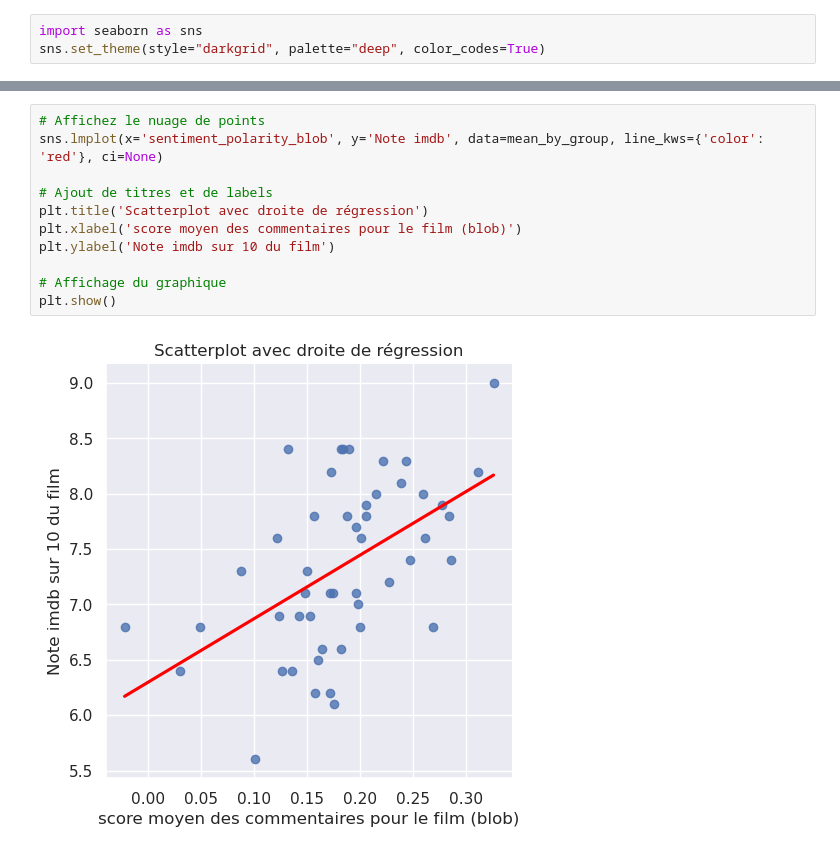
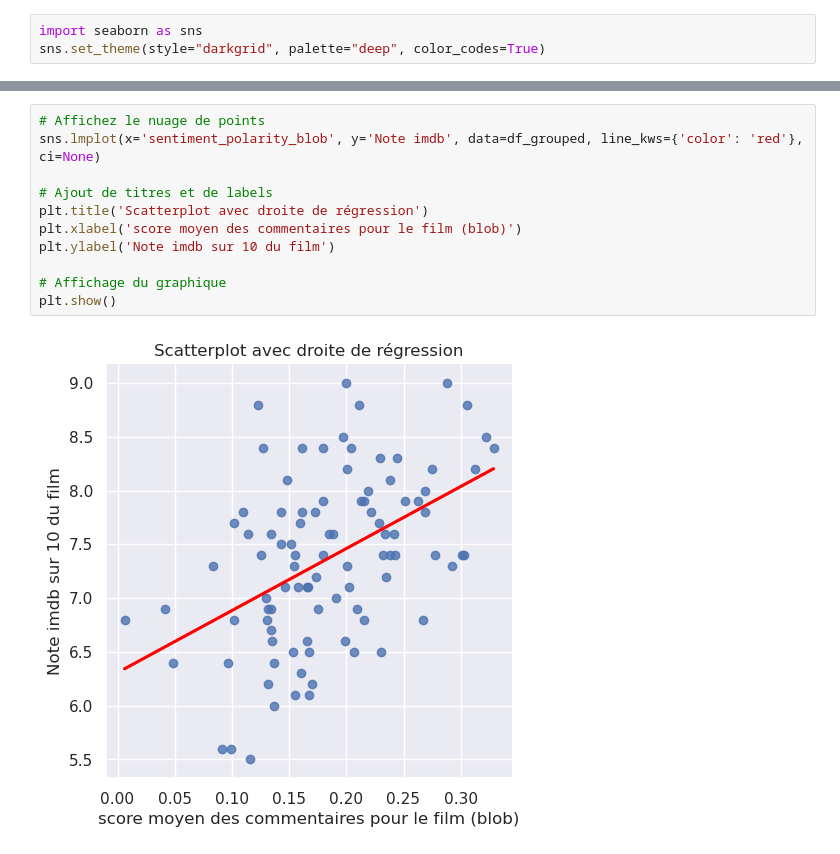
Before and after one commit to LouisArmand0/Projet_Python, a Jupyter notebook: NLP.ipynb, the cells around one changed output, grey strips where cells are left out. Saved outputs shown, nothing was run; the diff lists cells and outputs as text.

```diff
--- a/NLP.ipynb
+++ b/NLP.ipynb
@@ -414,15 +488,15 @@ plt.show()
 # %%
 # Affichez le nuage de points
-sns.lmplot(x='sentiment_polarity_blob', y='Note imdb', data=mean_by_group, line_kws={'color': 'red'}, ci=None)
+sns.lmplot(x='sentiment_polarity_blob', y='Note imdb', data=df_grouped, line_kws={'color': 'red'}, ci=None)
 
 # Ajout de titres et de labels
 plt.title('Scatterplot avec droite de régression')
 plt.xlabel('score moyen des commentaires pour le film (blob)')
 plt.ylabel('Note imdb sur 10 du film')
 
 # Affichage du graphique
 plt.show()
 # %% [output]
-[figure, old version]
+[figure, new version]
 # %%
 # Affichez le nuage de points
```
Also changed, not shown: parts of 27 cells of this notebook.
